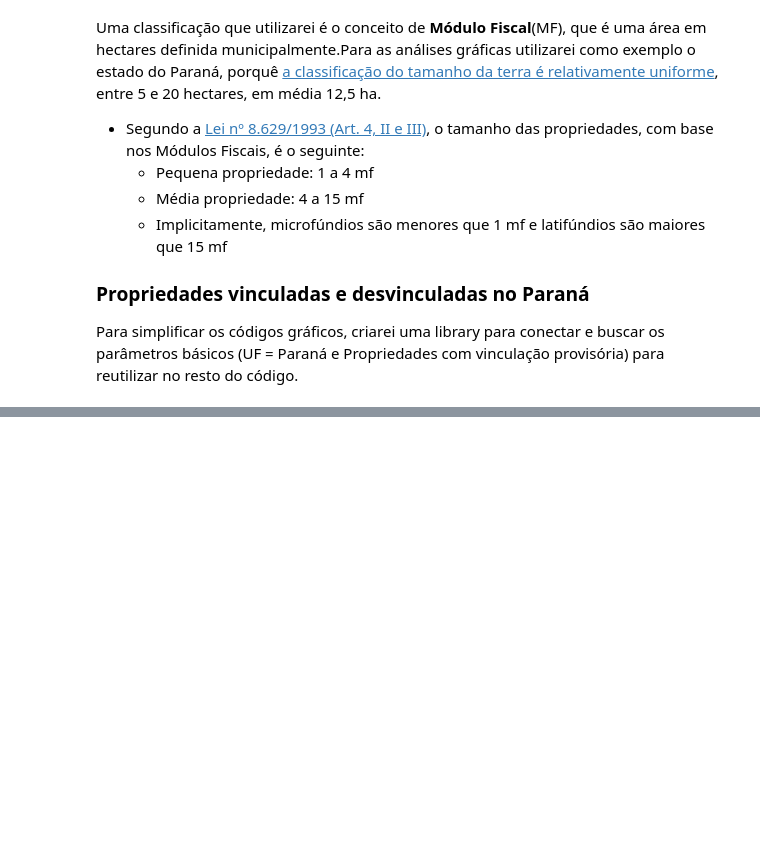
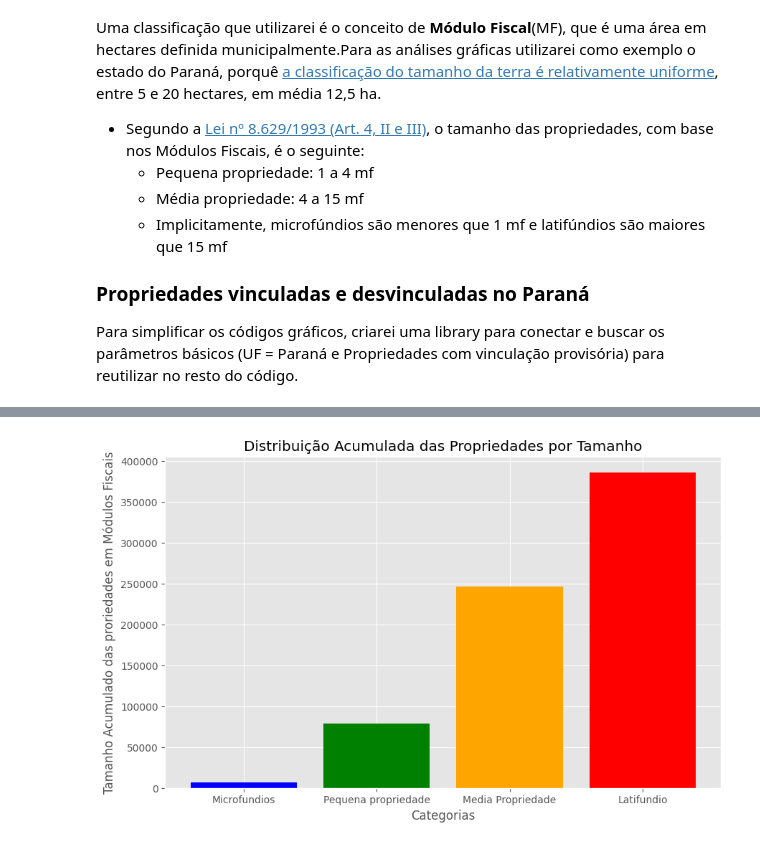
Before and after one commit to cirovisk/Projeto-CAFIR, a Jupyter notebook: caderno.ipynb, the cells around one changed output, grey strips where cells are left out. Cells and saved outputs as stored; diff of their text form; code cells hidden in the pictures; blank space fills up the shorter version.

```diff
--- a/caderno.ipynb
+++ b/caderno.ipynb
@@ -352,0 +389,37 @@ def get_df_pr(server_name, database, username):
+# %%
+import database_utils as db_utils
+import pandas as pd
+import matplotlib.pyplot as plt
+
+server_name = r'DESKTOP-5V1VIGP\SQLEXPRESS'
+database = 'Projeto CAFIR'
+username = 'dbo'
+
+df_pr = db_utils.get_df_pr(server_name, database, username)
+
+# Convertendo os valores da coluna 'hectares' para float
+df_pr['hectares'] = df_pr['hectares'].astype(float)
+# Dividindo os valores da coluna 'hectares' por 12.5 e criando a coluna 'modulos_fiscais'
+df_pr['modulos_fiscais'] = df_pr['hectares'] / 12.5
+
+# Categorias
+labels = ['Microfundios', 'Pequena propriedade', 'Media Propriedade', 'Latifundio']
+sizes = [
+    len(df_pr[df_pr['modulos_fiscais'] < 1]),
+    len(df_pr[(df_pr['modulos_fiscais'] >= 1) & (df_pr['modulos_fiscais'] < 4)]),
+    len(df_pr[(df_pr['modulos_fiscais'] >= 4) & (df_pr['modulos_fiscais'] < 15)]),
+    len(df_pr[df_pr['modulos_fiscais'] >= 15])
+]
+
+cumulative_sizes = [sum(sizes[:i+1]) for i in range(len(sizes))]
+
+plt.style.use('ggplot')
+
+plt.figure(figsize=(10, 6))
+plt.bar(labels, cumulative_sizes, color=['blue', 'green', 'orange', 'red'])
+plt.xlabel('Categorias')
+plt.ylabel('Tamanho Acumulado das proriedades em Módulos Fiscais')
+plt.title('Distribuição Acumulada das Propriedades por Tamanho')
+plt.show()
+# %% [output]
+[figure, added]
```
Also changed, not shown: parts of 7 cells of this notebook.
